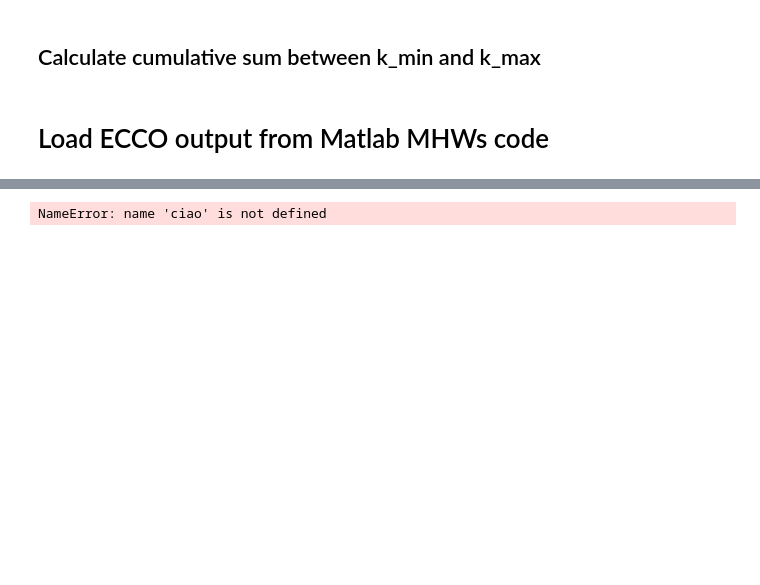
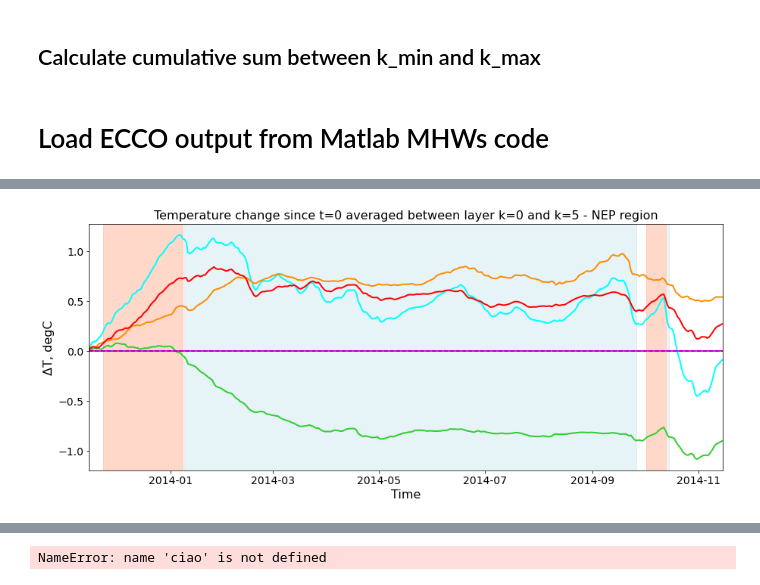
Before and after one commit to jacoposala29/NASA-Project, a Jupyter notebook: Notebooks_plots/ECCOv4r4_create_line_plots_heat_budget_terms_from_OHC_newSep9.ipynb, the cells around one changed output, grey strips where cells are left out. Drawn from its saved outputs; the diff is of its cells as text; code cells hidden in the pictures; blank space fills up the shorter version.

```diff
--- a/Notebooks_plots/ECCOv4r4_create_line_plots_heat_budget_terms_from_OHC_newSep9.ipynb
+++ b/Notebooks_plots/ECCOv4r4_create_line_plots_heat_budget_terms_from_OHC_newSep9.ipynb
@@ -429,8 +401,7 @@ for var_name in var_names:
 # %% [markdown]
 # Load ECCO output from Matlab MHWs code
 # %%
-file_path_ecco = f'/Users/jacoposala/Downloads/MHWs_data_ouput_Aug16/ECCO_daily_avg_box_{title_tag}_1992_2017/ECCOv4r4_heat_daily_box_1992_2017_prcnt90_smooth_noTrend_minLen_5tsteps_maxGap_2tsteps_withAVE.mat'
-
+file_path_ecco = f'/Users/jacoposala/Downloads/MHWs_data_ouput_Aug16/ECCO_daily_avg_box_{title_tag}_OHC_1992_2017/ECCOv4r4_heat_daily_box_1992_2017_prcnt90_smooth_noTrend_minLen_5tsteps_maxGap_2tsteps_withAVE.mat'
 # Load the data selected above
 mat_data_ecco = h5py.File(file_path_ecco, 'r')
 
@@ -443,7 +414,7 @@ refs_data_ecco = mat_data_ecco['#refs#']
 # Access the data under the key 'find_MHWs_info'
 find_mhws_info_data_ecco = mat_data_ecco['find_MHWs_info']
 
-find_mhws_info_data_ecco_ecco.keys()
+find_mhws_info_data_ecco.keys()
 
 data_used4MHWs_matlab = find_mhws_info_data_ecco['data_used4MHWs'].value
 G_advection_eventAve_matlab = find_mhws_info_data_ecco['G_advection_eventAve'].value
@@ -452,0 +426,10 @@ G_total_eventAve_matlab = find_mhws_info_data_ecco['G_total_eventAve'].value
+# %%
+# Define start tstep msk, end tstep and peak tstep
+
+start_tstep_msk = find_mhws_info_data_ecco['start_tstep_msk'].value
+end_tstep = find_mhws_info_data_ecco['end_tstep'].value
+peak_tstep = find_mhws_info_data_ecco['peak_tstep'].value
+
+start_tstep_sel = np.nonzero(start_tstep_msk)[0]
+end_tstep_sel = end_tstep[start_tstep_sel]
+peak_tstep_sel = peak_tstep[start_tstep_sel]
@@ -452,0 +458,79 @@ G_total_eventAve_matlab = find_mhws_info_data_ecco['G_total_eventAve'].value
+# %%
+# Plot cumulative sum of heat budget terms with onset/decline phases in background
+ind = 0
+start_time = datetime.strptime(start_time_plot, '%Y-%m-%d').toordinal()
+end_time = datetime.strptime(end_time_plot, '%Y-%m-%d').toordinal()
+
+cols = ['aqua', 'darkorange', 'limegreen', 'red', 'black']
+
+labels = []
+for ivar in varnames_plot:
+    if 'G_total' in ivar:
+        labels.append('Total Tendency')
+    if 'G_forcing' in ivar:
+        labels.append('Forcing')
+    if 'G_adv' in ivar:
+        labels.append('Advective Convergence')
+    if 'G_diff' in ivar:
+        labels.append('Diffusive Convergence')
+    if 'DATA' in ivar:
+        labels.append('ΔT')
+
+
+plt.figure(figsize=(15,6))
+
+# Plot the data as before
+for ivar in range(len(varnames_plot)):
+    print(varnames_plot[ivar])
+    d2plot = eval(varnames_plot[ivar])
+
+    d2plot_dnum = [datetime(*d).toordinal() for d in zip(d2plot['data_year'][0], d2plot['data_month'][0], d2plot['data_day'][0])]
+    d2plot_msk = (np.array(d2plot_dnum) >= start_time) & (np.array(d2plot_dnum) <= end_time)
+
+    d2plot_val = d2plot['data'] - d2plot['data_climo']
+    d2plot_val = d2plot_val/50 # divide by the thickness of the layers (5-55m)
+    d2plot_val_sel = d2plot_val[d2plot_msk]
+
+    ordinal_dates = np.array(d2plot_dnum)[d2plot_msk]
+    datetime_time = [datetime.fromordinal(date) for date in ordinal_dates]
+
+    if 'DATA' in var_names[ivar]:
+        plt.plot(datetime_time, d2plot_val_sel - d2plot_val_sel[0], color=cols[ivar], label='ΔT', linewidth=1.5, linestyle='--')
+    else:
+        plt.plot(datetime_time, np.cumsum(d2plot_val_sel) * 24 * 3600, color=cols[ivar], label=labels[ivar], linewidth=2, linestyle='-')
+
+# Add the residual line
+plt.plot(datetime_time, res_2_all_box_wgt_area_avg.sel(time=slice(start_time_plot, end_time_plot)), color='fuchsia', label='Residual', linewidth=2, linestyle='-')
+
+# Onset-decline boxes
+# datetime_full = [datetime.fromordinal(date) for date in d2plot_dnum]
+# Add the red box shading
+label_tag = True
+for istart, ipeak in zip(start_tstep_sel_num, peak_tstep_sel_num):
+    plt.axvspan(istart, ipeak, color='coral', alpha=0.3, label='Onset' if label_tag else "")
+    plt.xlim(np.datetime64(start_time_plot), np.datetime64(end_time_plot))
+    label_tag = False
+
+# Add the blue box shading
+label_tag = True
+for ipeak, iend in zip(peak_tstep_sel_num+1, end_tstep_sel_num):
+    plt.axvspan(ipeak, iend, color='lightblue', alpha=0.3, label='Decline' if label_tag else "")
+    plt.xlim(np.datetime64(start_time_plot), np.datetime64(end_time_plot))
+    label_tag = False
+
+
+# Plot titles, labels, and formatting
+plt.title(f'Temperature change since t=0 averaged between layer k=0 and k=5 - {title_tag} region', fontsize=16)
+plt.xlabel('Time', fontsize=16)
+plt.ylabel('ΔT, degC', fontsize=16)
+plt.xticks(fontsize=14)
+plt.yticks(fontsize=14)
+
+# Horizontal line at y=0
+plt.axhline(y=0, color='k', linestyle='--', alpha=0.5, linewidth=1.5)
+
+# Legend and save
+# plt.legend(fontsize=14)
+# plt.savefig(plot_path + f'temperature_change_lineplot_layer_k0_k5_with_onset_decline_{title_tag}_region.png', dpi=1000)
+plt.show()
+# %% [output]
@@ -453 +541,2 @@ G_total_eventAve_matlab = find_mhws_info_data_ecco['G_total_eventAve'].value
+[figure, added]
 # %%
```
Also changed, not shown: parts of 11 cells of this notebook, 5 other files.
